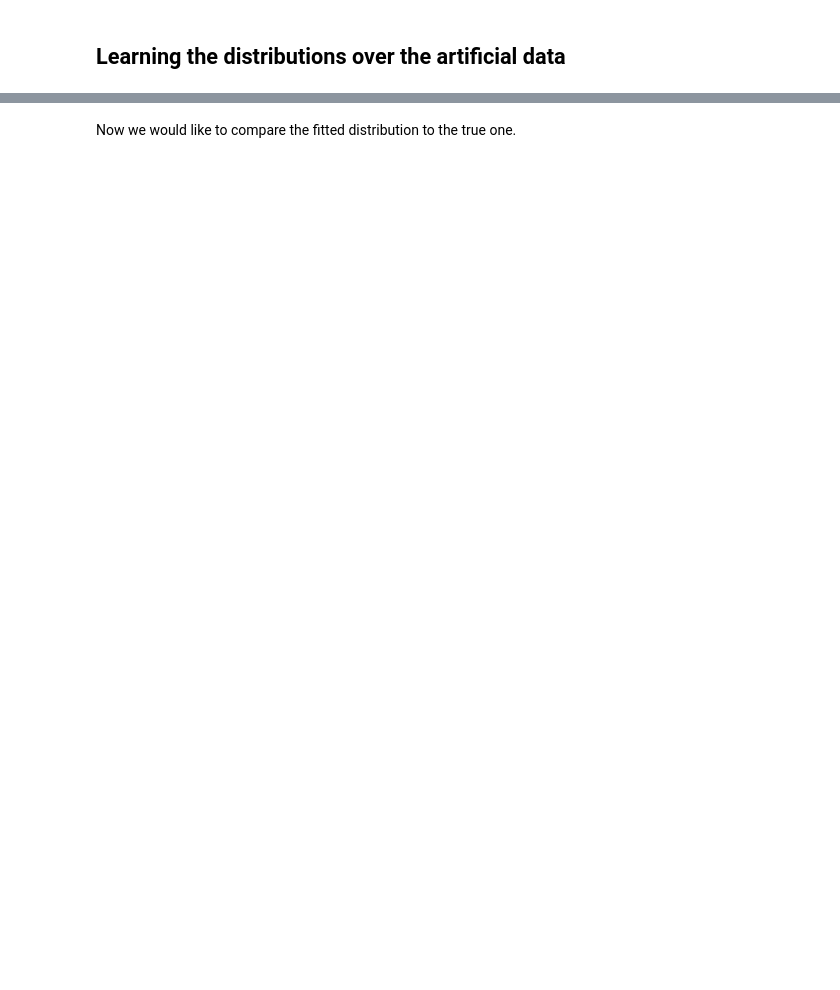
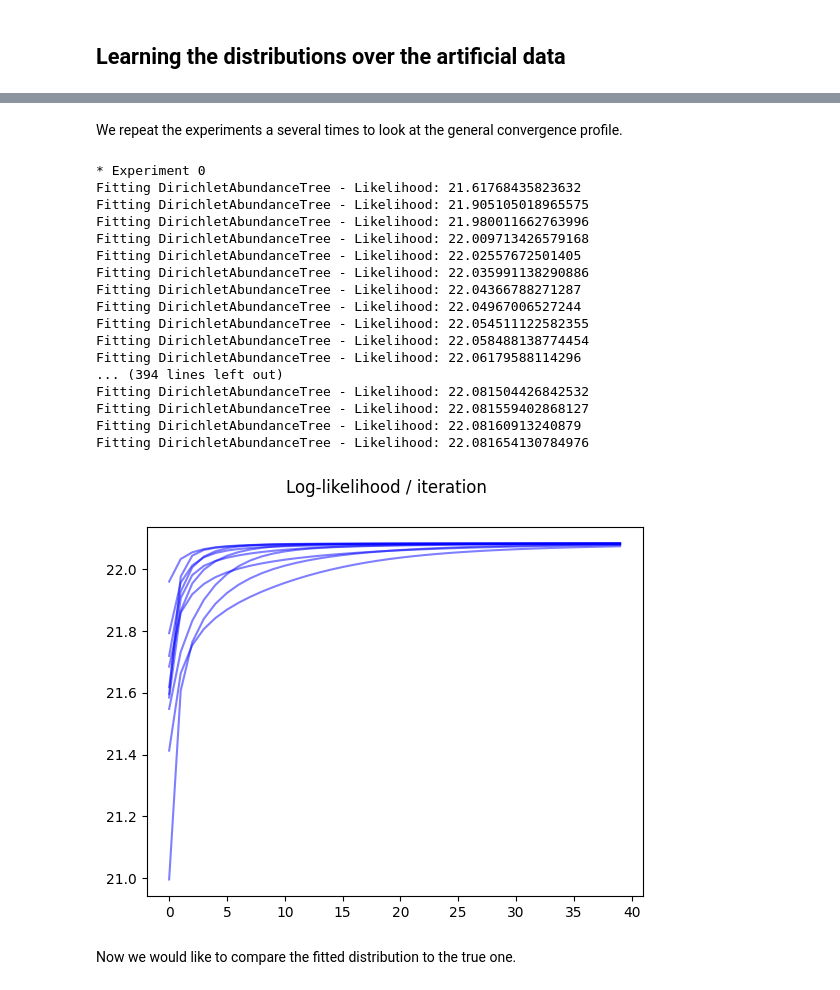
Before and after one commit to AlexandreChaussard/Stage-Microbiote, a Jupyter notebook: Microbiota-Generative-Models/src/playground/bernoulli_tree/benchmark_bernoulli_tree.ipynb, the cells around one changed output, grey strips where cells are left out. Drawn from its saved outputs; the diff is of its cells as text; code cells hidden in the pictures; blank space fills up the shorter version.

```diff
--- a/Microbiota-Generative-Models/src/playground/bernoulli_tree/benchmark_bernoulli_tree.ipynb
+++ b/Microbiota-Generative-Models/src/playground/bernoulli_tree/benchmark_bernoulli_tree.ipynb
@@ -142,3 +142,49 @@ Fitting DirichletAbundanceTree - Likelihood: 12.908124500126142
+# %% [markdown]
+We repeat the experiments a several times to look at the general convergence profile.
+# %%
+# Using the artificial dataset, we try to compute the p(X,T)
+
+fig, axs = plt.subplots()
+fig.suptitle("Log-likelihood / iteration")
+
+n_repeat = 10
+
+prior_list = []
+posterior_list = []
+
+for _ in range(n_repeat):
+    print("* Experiment", _)
+    prior = BernoulliTreePrior(global_tree.adjacent_matrix, activation_probabilities={})
+    posterior = DirichletAbundanceTreePosterior(global_tree, dirichlet_parameters={})
+
+    prior.fit(trees)
+    ll = posterior.fit(trees, n_iter=40)
+
+    prior_list.append(prior)
+    posterior_list.append(posterior)
+
+    axs.plot(ll, color='blue', alpha=0.5)
+
+plt.show()
+# %% [output]
+* Experiment 0
+Fitting DirichletAbundanceTree - Likelihood: 21.61768435823632
+Fitting DirichletAbundanceTree - Likelihood: 21.905105018965575
+Fitting DirichletAbundanceTree - Likelihood: 21.980011662763996
+Fitting DirichletAbundanceTree - Likelihood: 22.009713426579168
+Fitting DirichletAbundanceTree - Likelihood: 22.02557672501405
+Fitting DirichletAbundanceTree - Likelihood: 22.035991138290886
+Fitting DirichletAbundanceTree - Likelihood: 22.04366788271287
+Fitting DirichletAbundanceTree - Likelihood: 22.04967006527244
+Fitting DirichletAbundanceTree - Likelihood: 22.054511122582355
+Fitting DirichletAbundanceTree - Likelihood: 22.058488138774454
+Fitting DirichletAbundanceTree - Likelihood: 22.06179588114296
+... (394 lines left out)
+Fitting DirichletAbundanceTree - Likelihood: 22.081504426842532
+Fitting DirichletAbundanceTree - Likelihood: 22.081559402868127
+Fitting DirichletAbundanceTree - Likelihood: 22.08160913240879
+Fitting DirichletAbundanceTree - Likelihood: 22.081654130784976
+[figure, added]
 # %% [markdown]
 Now we would like to compare the fitted distribution to the true one.
 # %%
```
Also changed, not shown: parts of 7 cells of this notebook, 22 other files.
